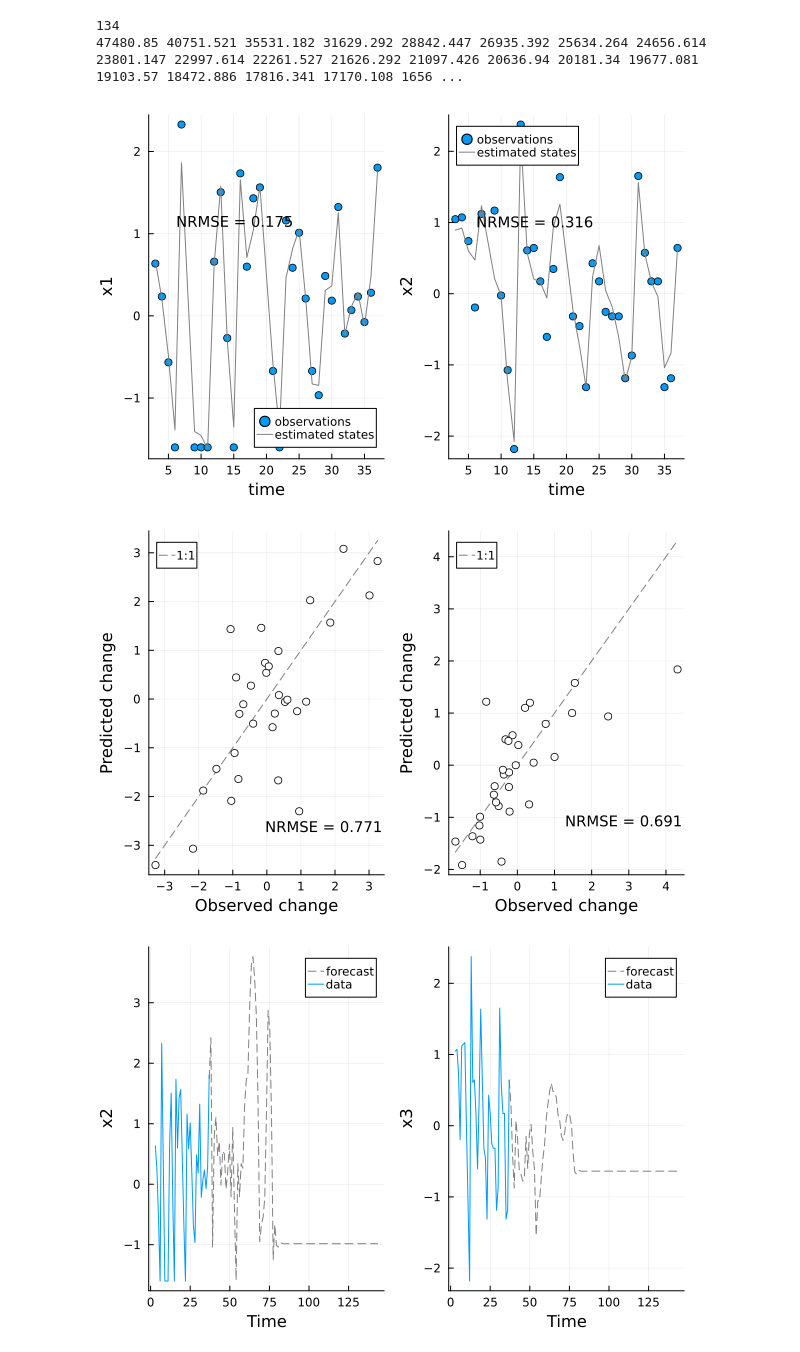
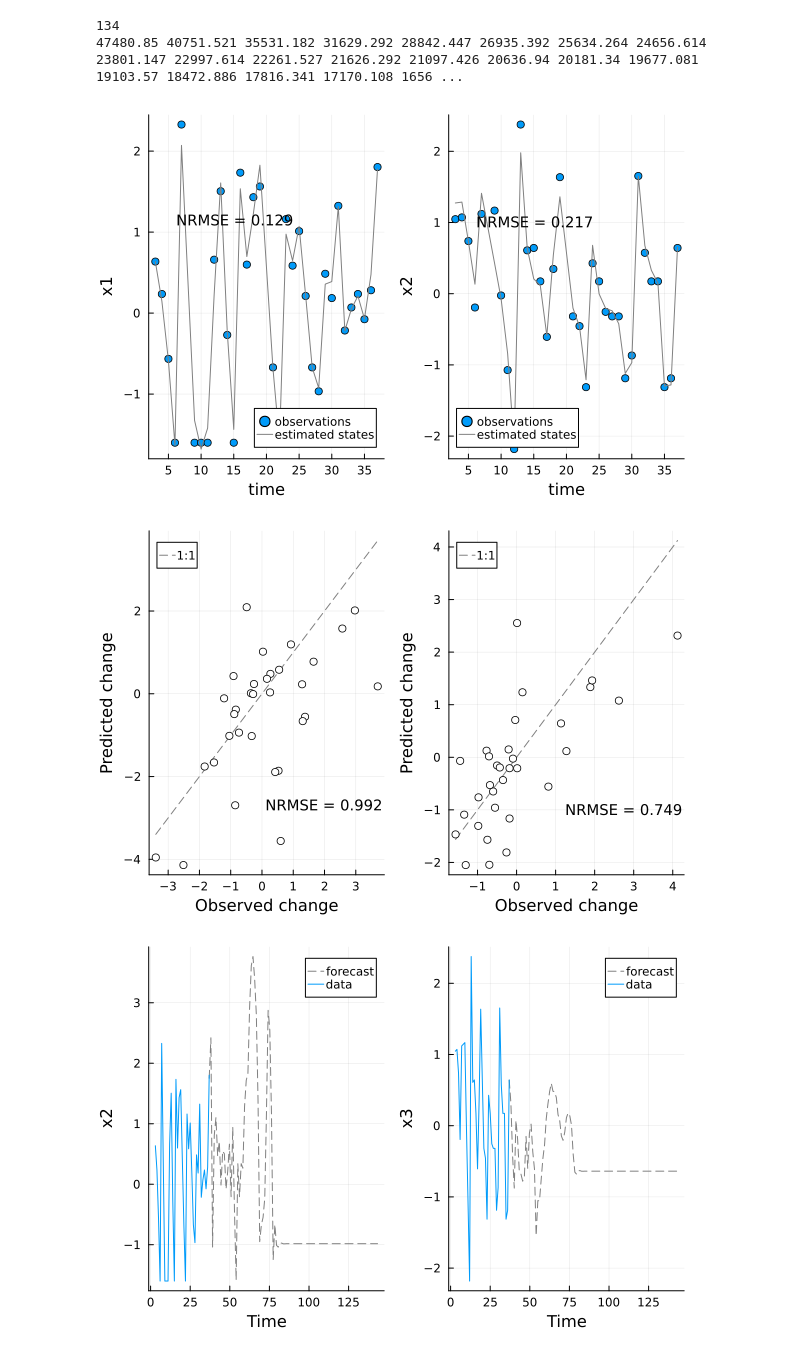
Before and after one commit to Jack-H-Buckner/SpatiallyReplicatedUDEs, a Jupyter notebook: analysis/OneSite_UDE.ipynb, the cells around one changed output. Cells and saved outputs as stored; diff of their text form; code cells hidden in the pictures.

Commit message:
updated speceis interactions plots

```diff
--- a/analysis/OneSite_UDE.ipynb
+++ b/analysis/OneSite_UDE.ipynb
@@ -77,13 +77,13 @@ nothing
 134
 47480.85 40751.521 35531.182 31629.292 28842.447 26935.392 25634.264 24656.614 23801.147 22997.614 22261.527 21626.292 21097.426 20636.94 20181.34 19677.081 19103.57 18472.886 17816.341 17170.108 1656 ...
 # %%
-UniversalDiffEq.plot_state_estimates(NODE)
+UniversalDiffEq.plot_state_estimates(UDE1)
 # %% [output]
-[figure, old version]
+[figure, new version]
 # %%
-UniversalDiffEq.plot_predictions(NODE)
+UniversalDiffEq.plot_predictions(UDE1)
 # %% [output]
-[figure, old version]
+[figure, new version]
 # %%
 plt,(p1,p2)=UniversalDiffEq.plot_forecast(NODE, 100)
 plt
```
Also changed, not shown: 15 other files.
